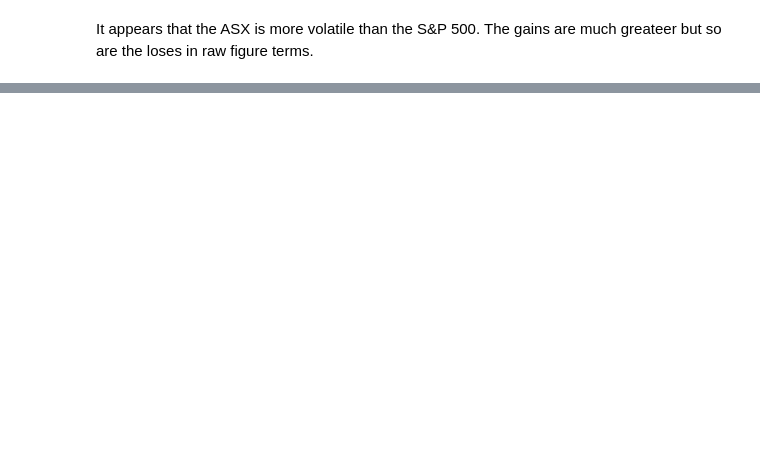
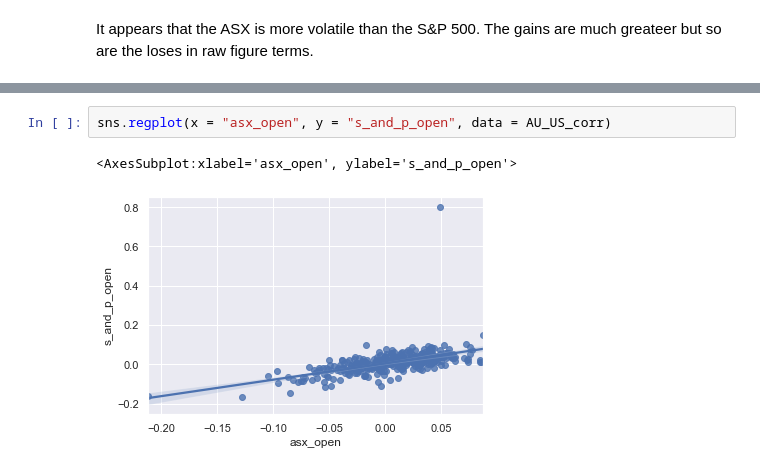
Before and after one commit to MDSI-AUG-2020-DSP/ASX, a Jupyter notebook: asx200_sp500_EDA.ipynb, the cells around one changed output, grey strips where cells are left out. Drawn from its saved outputs; the diff is of its cells as text; blank space fills up the shorter version.

```diff
--- a/asx200_sp500_EDA.ipynb
+++ b/asx200_sp500_EDA.ipynb
@@ -93,0 +193,5 @@ date
+# %%
+sns.regplot(x = "asx_open", y = "s_and_p_open", data = AU_US_corr)
+# %% [output]
+<AxesSubplot:xlabel='asx_open', ylabel='s_and_p_open'>
+[figure, added]
```
Also changed, not shown: parts of 13 cells of this notebook.
